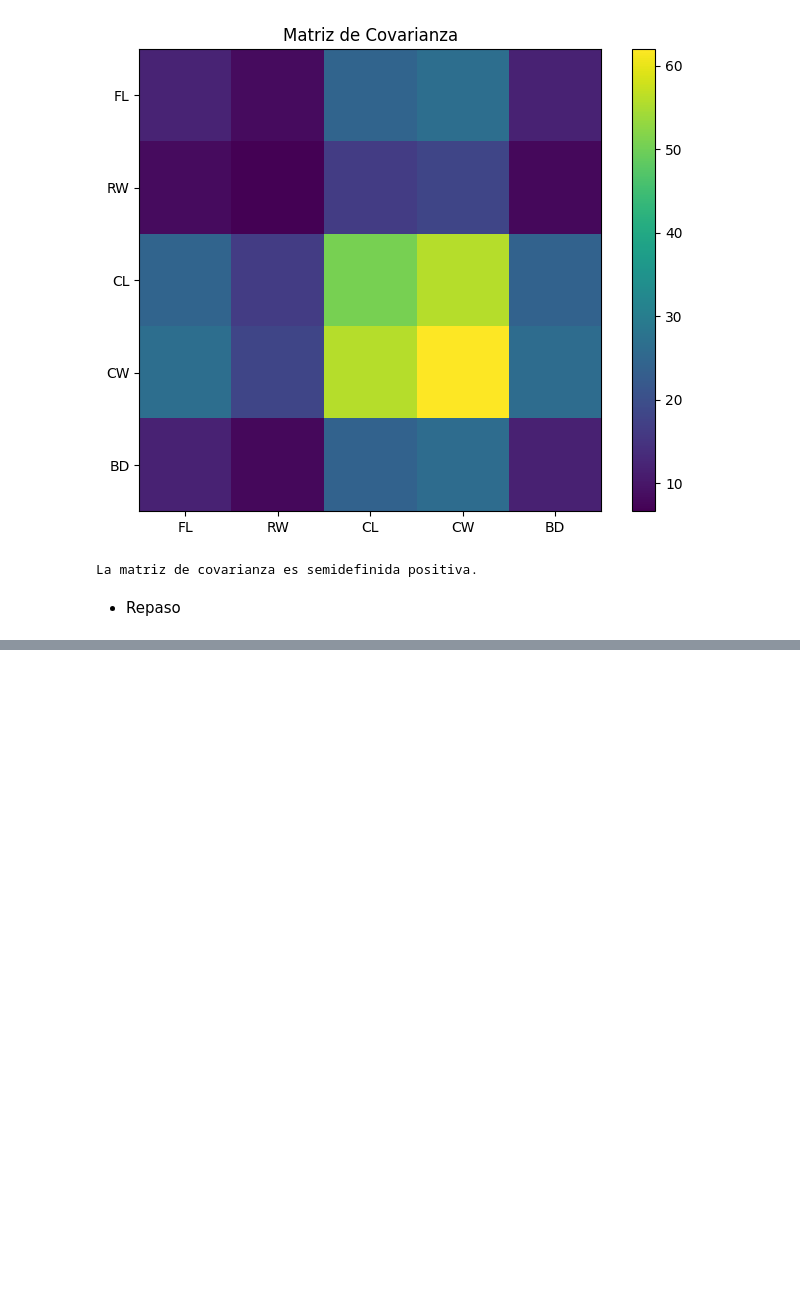
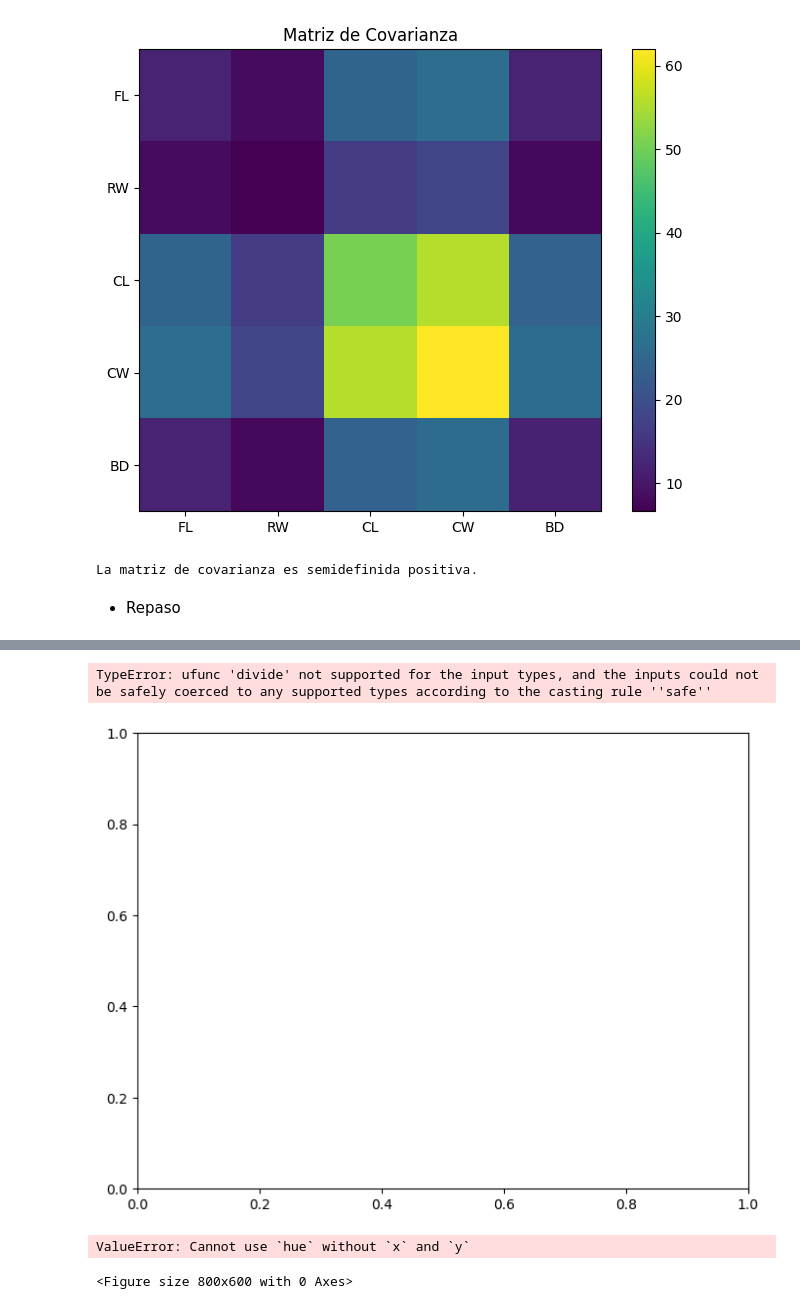
Before and after one commit to JoakoIA/Universidad, a Jupyter notebook: Python/Calculo Multivariable/main.ipynb, the cells around one changed output, grey strips where cells are left out. Saved outputs shown, nothing was run; the diff lists cells and outputs as text; code cells hidden in the pictures; blank space fills up the shorter version.

```diff
--- a/Python/Calculo Multivariable/main.ipynb
+++ b/Python/Calculo Multivariable/main.ipynb
@@ -151,0 +159,2 @@ La matriz de covarianza es semidefinida positiva.
+# %%
+data = pd.read_csv('crabs_dataset.csv')
@@ -151,0 +170,24 @@ La matriz de covarianza es semidefinida positiva.
+# %%
+# Realice el boxplot de cada medida numérica para cada especie
+columnas = ['FL', 'RW', 'CL', 'CW', 'BD']
+
+plt.figure(figsize=(8, 6))
+plt.boxplot(data.values)
+plt.xticks(range(1, len(columnas) + 1), columnas)
+plt.title("Boxplot de cada medida numérica para cada especie")
+plt.show()
+# %% [output]
+TypeError: ufunc 'divide' not supported for the input types, and the inputs could not be safely coerced to any supported types according to the casting rule ''safe''
+[figure, added]
+# %%
+# Realice el boxplot de cada medida numérica para cada sexo.
+columnas = ['FL', 'RW', 'CL', 'CW', 'BD']
+
+plt.figure(figsize=(8, 6))
+sns.boxplot(data.values, hue = "sex")
+plt.xticks(range(1, len(columnas) + 1), columnas)
+plt.title("Boxplot de cada medida numérica para cada sexo")
+plt.show()
+# %% [output]
+ValueError: Cannot use `hue` without `x` and `y`
+<Figure size 800x600 with 0 Axes>
```
Also changed, not shown: parts of 6 cells of this notebook, 2 other files.
